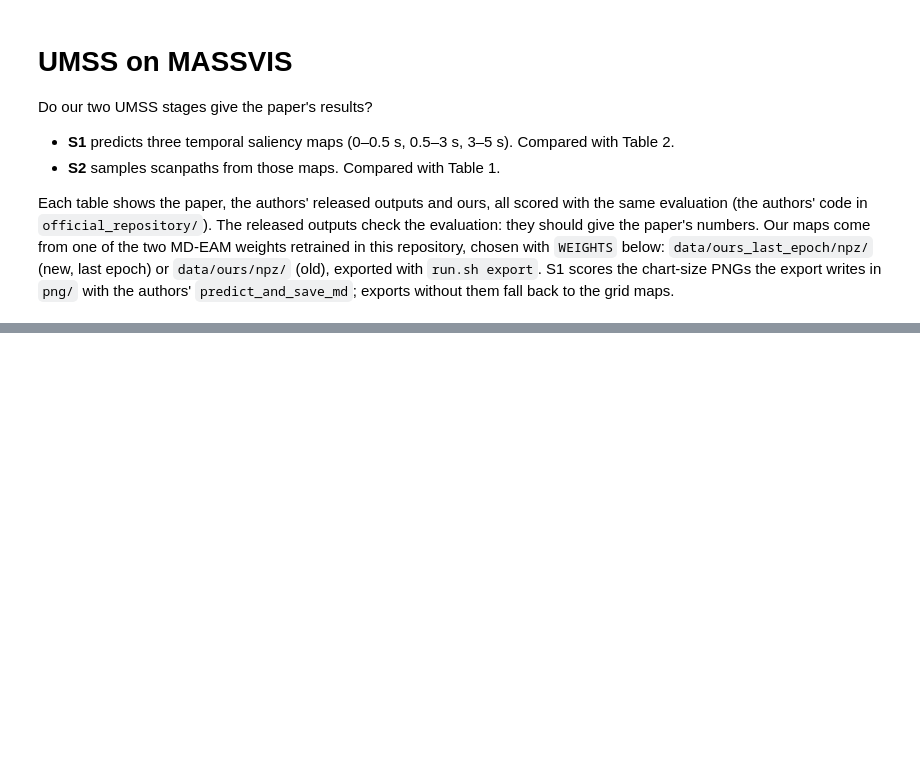
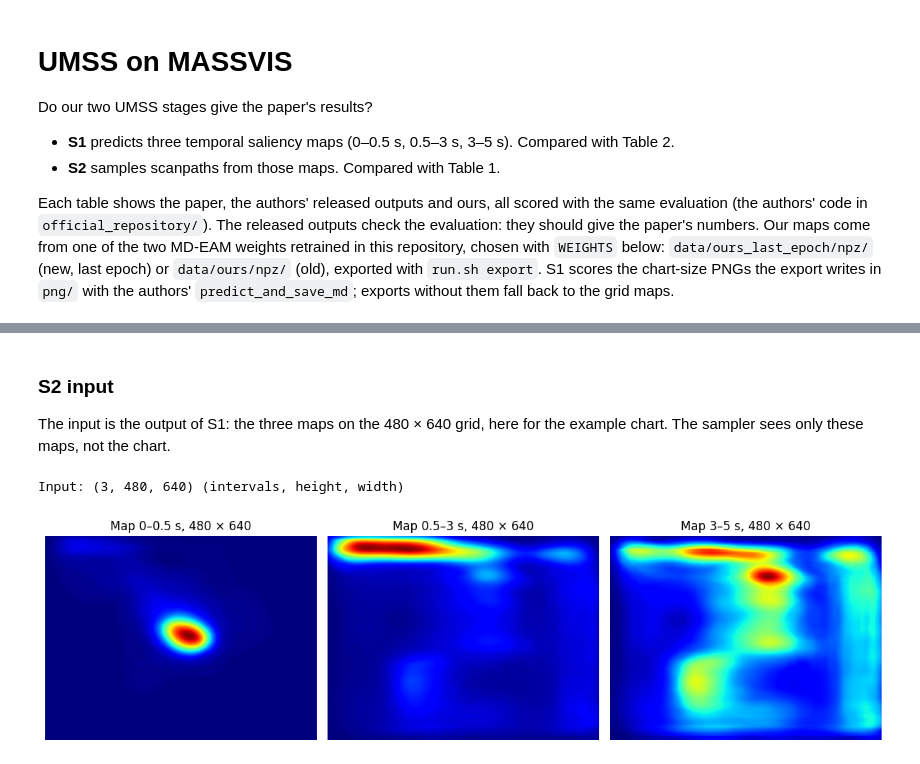
Before and after one commit to 35P10/GazePrediction, a Jupyter notebook: reproductions/umss_massvis/01_reproduce_umss.ipynb, the cells around one changed output, grey strips where cells are left out. Cells and saved outputs as stored; diff of their text form; code cells hidden in the pictures; blank space fills up the shorter version.

```diff
--- a/reproductions/umss_massvis/01_reproduce_umss.ipynb
+++ b/reproductions/umss_massvis/01_reproduce_umss.ipynb
@@ -61,0 +467,18 @@ This step takes about an hour on 14 cores: the official sampler filters a full-s
+# %% [markdown]
+### S2 input
+
+The input is the output of S1: the three maps on the 480 × 640 grid, here for the example chart. The
+sampler sees only these maps, not the chart.
+# %%
+print('Input:', grid_maps.shape, '(intervals, height, width)')
+
+fig, axes = plt.subplots(1, 3, figsize=(12, 3.2))
+for ax, grid_map, label in zip(axes, grid_maps, ['0–0.5 s', '0.5–3 s', '3–5 s']):
+    ax.imshow(grid_map, cmap='jet')
+    ax.set_title('Map %s, 480 × 640' % label)
+    ax.axis('off')
+plt.tight_layout()
+plt.show()
+# %% [output]
+Input: (3, 480, 640) (intervals, height, width)
+[figure, added]
```
Also changed, not shown: parts of 45 cells of this notebook, 7 other files.
